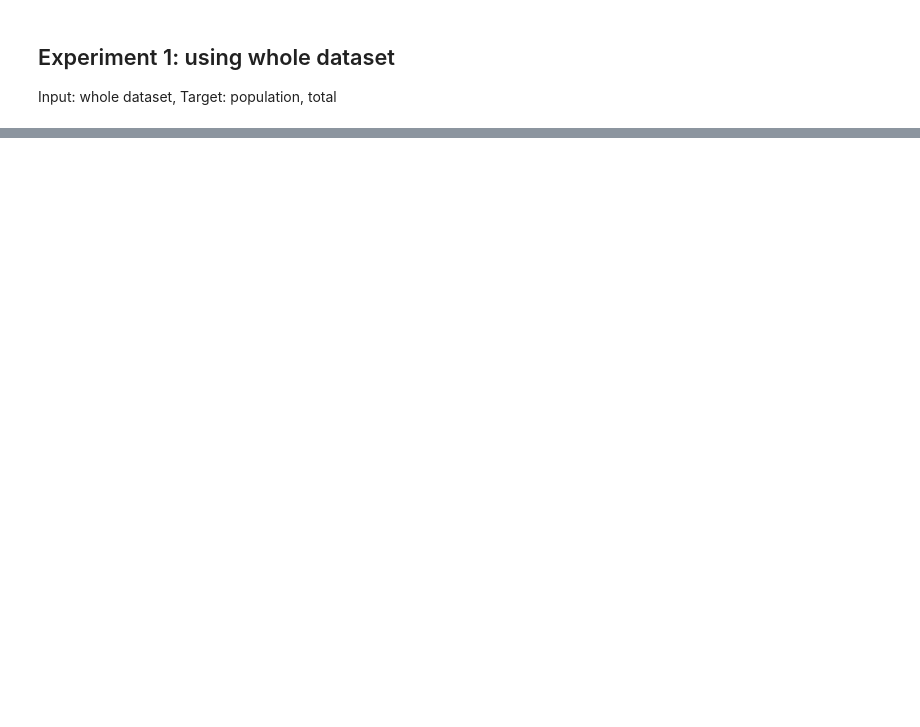
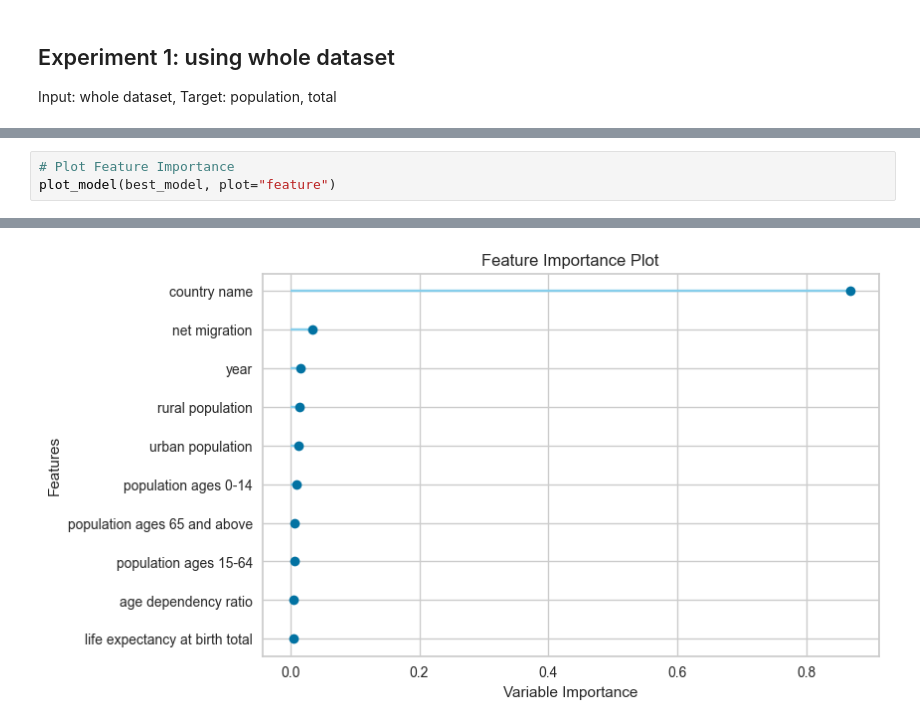
Before and after one commit to andrewp-dot/demography-predictor, a Jupyter notebook: src/model_selection/selection.ipynb, the cells around one changed output, grey strips where cells are left out. Drawn from its saved outputs; the diff is of its cells as text; blank space fills up the shorter version.

```diff
--- a/src/model_selection/selection.ipynb
+++ b/src/model_selection/selection.ipynb
@@ -124,0 +139,4 @@ best_model = regression_experiment(data=data_df, target="population, total")
+# %%
+# Plot Feature Importance
+plot_model(best_model, plot="feature")
+# %% [output]
@@ -124,0 +144 @@ best_model = regression_experiment(data=data_df, target="population, total")
+[figure, added]
```
Also changed, not shown: parts of 32 cells of this notebook, 1 other file.
